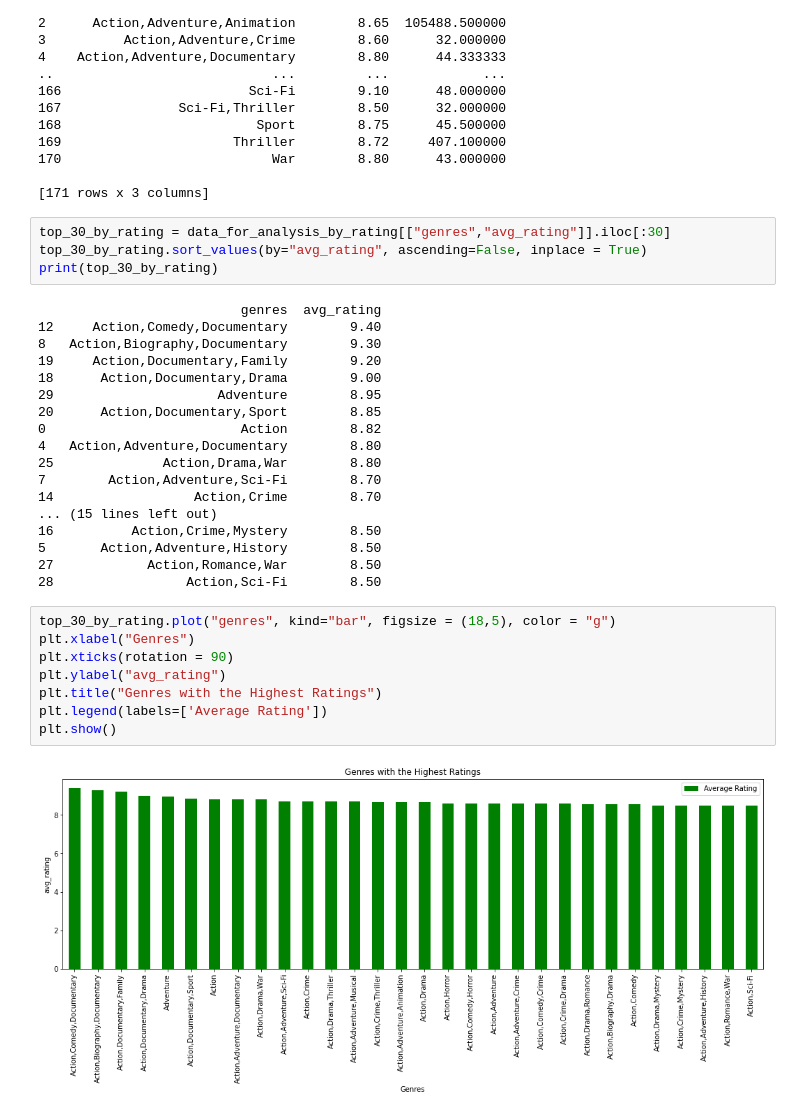
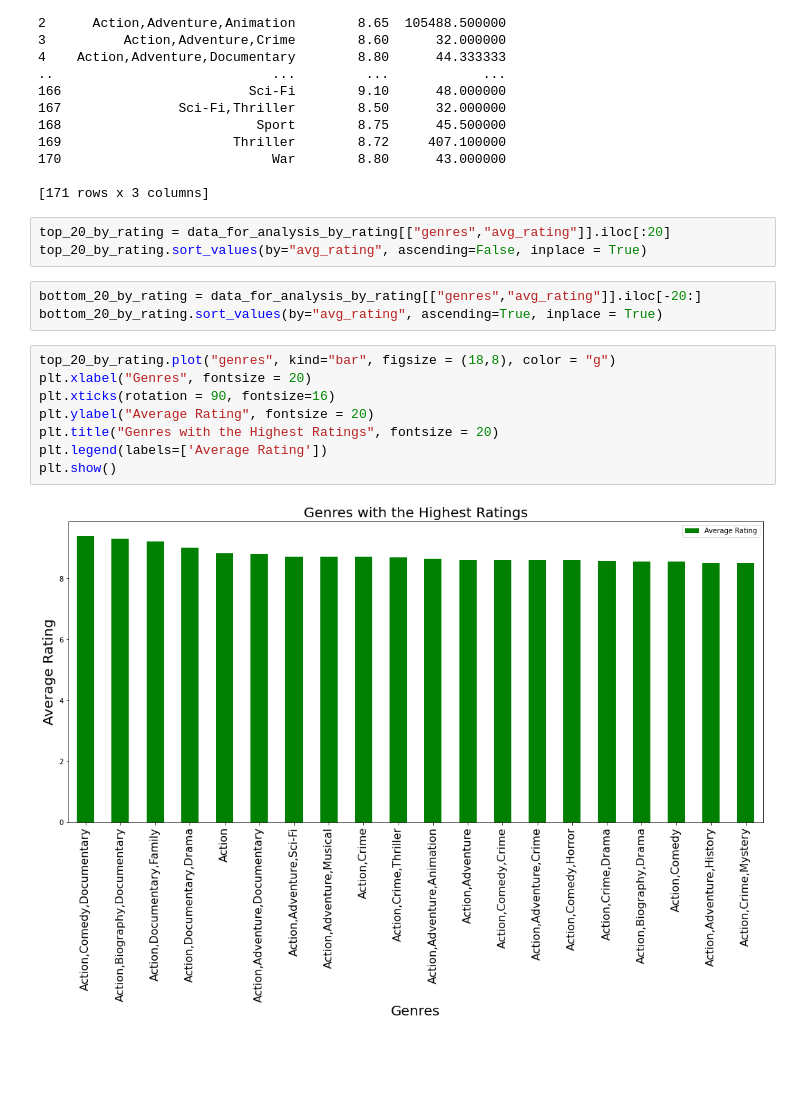
Before and after one commit to QuinnGrigsby/Capstone_Git-ing_it_done_MovieInformation, a Jupyter notebook: Data Understanding.ipynb, the cells around one changed output. Saved outputs shown, nothing was run; the diff lists cells and outputs as text; blank space fills up the shorter version.

```diff
--- a/Data Understanding.ipynb
+++ b/Data Understanding.ipynb
@@ -383,34 +383,18 @@ print(data_for_analysis_by_rating)
 
 [171 rows x 3 columns]
 # %%
-top_30_by_rating = data_for_analysis_by_rating[["genres","avg_rating"]].iloc[:30]
-top_30_by_rating.sort_values(by="avg_rating", ascending=False, inplace = True)
-print(top_30_by_rating)
+top_20_by_rating = data_for_analysis_by_rating[["genres","avg_rating"]].iloc[:20]
+top_20_by_rating.sort_values(by="avg_rating", ascending=False, inplace = True)
-# %% [output]
-                          genres  avg_rating
-12     Action,Comedy,Documentary        9.40
-8   Action,Biography,Documentary        9.30
-19     Action,Documentary,Family        9.20
-18      Action,Documentary,Drama        9.00
-29                     Adventure        8.95
-20      Action,Documentary,Sport        8.85
-0                         Action        8.82
-4   Action,Adventure,Documentary        8.80
-25              Action,Drama,War        8.80
-7        Action,Adventure,Sci-Fi        8.70
-14                  Action,Crime        8.70
-... (15 lines left out)
-16          Action,Crime,Mystery        8.50
-5       Action,Adventure,History        8.50
-27            Action,Romance,War        8.50
-28                 Action,Sci-Fi        8.50
+# %%
+bottom_20_by_rating = data_for_analysis_by_rating[["genres","avg_rating"]].iloc[-20:]
+bottom_20_by_rating.sort_values(by="avg_rating", ascending=True, inplace = True)
 # %%
-top_30_by_rating.plot("genres", kind="bar", figsize = (18,5), color = "g")
-plt.xlabel("Genres")
-plt.xticks(rotation = 90)
-plt.ylabel("avg_rating")
-plt.title("Genres with the Highest Ratings")
+top_20_by_rating.plot("genres", kind="bar", figsize = (18,8), color = "g")
+plt.xlabel("Genres", fontsize = 20)
+plt.xticks(rotation = 90, fontsize=16)
+plt.ylabel("Average Rating", fontsize = 20)
+plt.title("Genres with the Highest Ratings", fontsize = 20)
 plt.legend(labels=['Average Rating'])
 plt.show()
 # %% [output]
-[figure, old version]
+[figure, new version]
```
Also changed, not shown: parts of 23 cells of this notebook.
